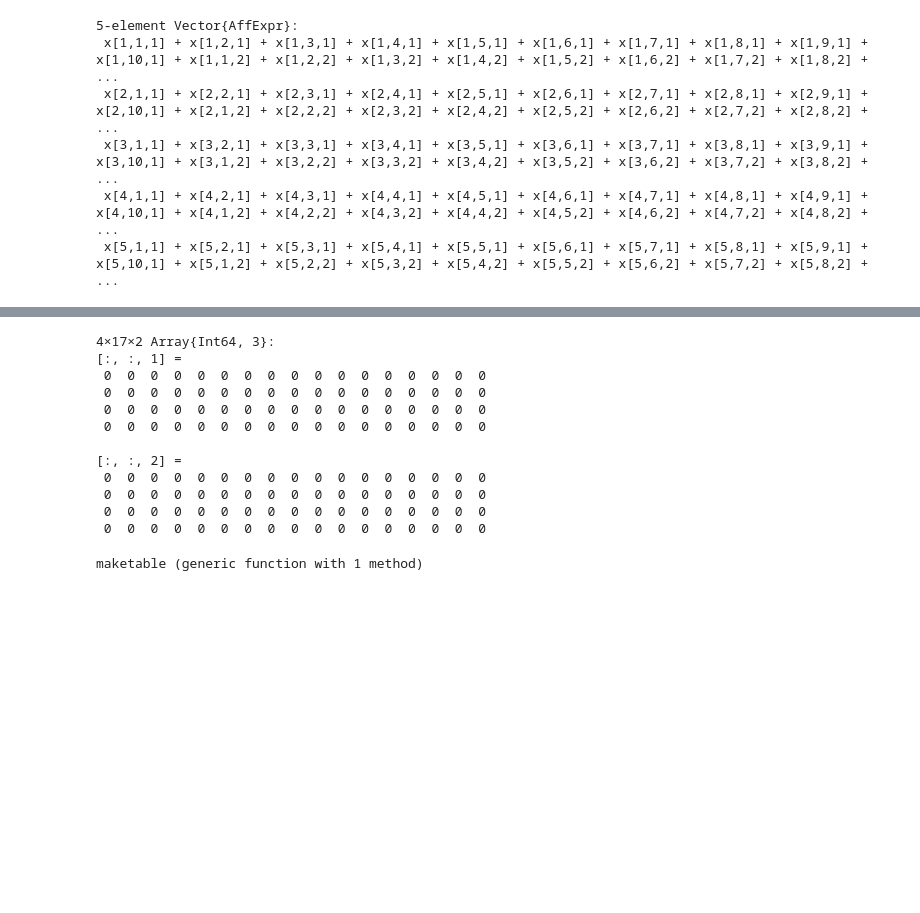
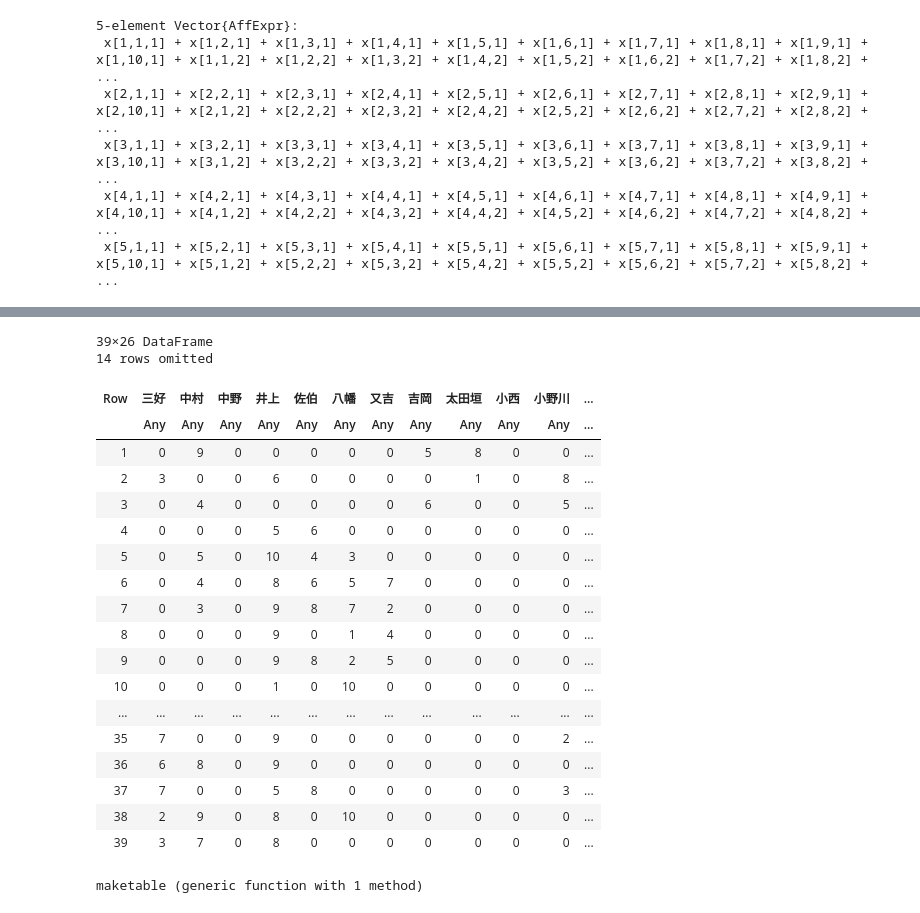
Before and after one commit to okamumu/scheduling_sample, a Jupyter notebook: scheduling.ipynb, the cells around one changed output, grey strips where cells are left out. Saved outputs shown, nothing was run; the diff lists cells and outputs as text; code cells hidden in the pictures; blank space fills up the shorter version.

```diff
--- a/scheduling.ipynb
+++ b/scheduling.ipynb
@@ -56,15 +52,15 @@ $ x_{1} $
 # %%
-nslot = 17 # 時間帯割り当て
-narea = 2 # エリア数
+nslot = 39 # 時間帯割り当て
+narea = 10 # エリア数
 requirenum = 1 # 必要人数
-totaltime = 10 # 最大割り当て時間（スロット数）
+totaltime = 18 # 最大割り当て時間（スロット数）
 totalswitch = 2 # 最大切り替え数
-csvfile = "testdata.csv"
+csvfile = "heartful.csv"
 
 model = JuMP.Model(HiGHS.Optimizer)
 
 df = CSV.read(csvfile, DataFrame)
-nms = [(i,x) for (i,x) = enumerate(names(df)) if x != "start" && x != "end"] # 名前取得
+nms = [(i,x) for (i,x) = enumerate(names(df)) if x != "start" && x != "end" && x != "学年" && x != "合計"] # 名前取得
 println(nms)
 
 y = zeros(Int, length(nms), nslot)
@@ -78,11 +74,11 @@ for (i,(k,nm)) = enumerate(nms)
     end
 end
 
-@variable(model, x[1:length(nms),1:nslot,1:narea], Bin)
+@variable(model, x[1:size(y)[1],1:nslot,1:narea], Bin)
 
-for i = size(y)[1]
+for i = 1:size(y)[1]
     for t = 1:nslot
-        @constraint(model, sum(x[i,t,:]) <= y[i,t]) # 可能時間帯に高々一つの割り当て
+        tmp = @constraint(model, sum(x[i,t,:]) <= y[i,t]) # 可能時間帯に高々一つの割り当て
     end
 end
 
@@ -92,12 +88,12 @@ for t = 1:nslot
     end
 end
 
-for i = size(y)[1]
+for i = 1:size(y)[1]
     @constraint(model, sum(x[i,:,:]) <= totaltime) # 労働時間制限
 end
 
 # op = []
-# for i = size(y)[1]
+# for i = 1:size(y)[1]
 #     for k = 1:narea
 #         tmp = x[i,1,k]
 #         for t = 2:nslot
@@ -122,5 +118,6 @@ end
 #     end
 # end
 
-@objective(model, Min, sum(op));
+# @objective(model, Min, sum(x));
+@objective(model, Min, op);
 # %% [output]
@@ -134,19 +146,43 @@ ERROR:   Cannot solve MIQP problems with HiGHS
 Optimal value: 0.0
-# %%
-Int.(JuMP.value.(x))
-# %% [output]
-4×17×2 Array{Int64, 3}:
-[:, :, 1] =
- 0  0  0  0  0  0  0  0  0  0  0  0  0  0  0  0  0
- 0  0  0  0  0  0  0  0  0  0  0  0  0  0  0  0  0
- 0  0  0  0  0  0  0  0  0  0  0  0  0  0  0  0  0
- 0  0  0  0  0  0  0  0  0  0  0  0  0  0  0  0  0
-
-[:, :, 2] =
- 0  0  0  0  0  0  0  0  0  0  0  0  0  0  0  0  0
- 0  0  0  0  0  0  0  0  0  0  0  0  0  0  0  0  0
- 0  0  0  0  0  0  0  0  0  0  0  0  0  0  0  0  0
- 0  0  0  0  0  0  0  0  0  0  0  0  0  0  0  0  0
+# %%
+r = Int.(JuMP.value.(x))
+
+table = Dict()
+for (i,(_,nm)) = enumerate(nms)
+    tmp = []
+    for t = 1:nslot
+        u = r[i,t,:]
+        res = findfirst(x->x==1, u)
+        if isnothing(res)
+            push!(tmp, 0)
+        else
+            push!(tmp, res)
+        end
+    end
+    table[nm] = tmp
+end
+DataFrame(table)
+# %% [output]
+39×26 DataFrame
+14 rows omitted
+| Row | 三好 | 中村 | 中野 | 井上 | 佐伯 | 八幡 | 又吉 | 吉岡 | 太田垣 | 小西 | 小野川 | ... |
+|  | Any | Any | Any | Any | Any | Any | Any | Any | Any | Any | Any | ... |
+| 1 | 0 | 9 | 0 | 0 | 0 | 0 | 0 | 5 | 8 | 0 | 0 | ... |
+| 2 | 3 | 0 | 0 | 6 | 0 | 0 | 0 | 0 | 1 | 0 | 8 | ... |
+| 3 | 0 | 4 | 0 | 0 | 0 | 0 | 0 | 6 | 0 | 0 | 5 | ... |
+| 4 | 0 | 0 | 0 | 5 | 6 | 0 | 0 | 0 | 0 | 0 | 0 | ... |
+| 5 | 0 | 5 | 0 | 10 | 4 | 3 | 0 | 0 | 0 | 0 | 0 | ... |
+| 6 | 0 | 4 | 0 | 8 | 6 | 5 | 7 | 0 | 0 | 0 | 0 | ... |
+| 7 | 0 | 3 | 0 | 9 | 8 | 7 | 2 | 0 | 0 | 0 | 0 | ... |
+| 8 | 0 | 0 | 0 | 9 | 0 | 1 | 4 | 0 | 0 | 0 | 0 | ... |
+| 9 | 0 | 0 | 0 | 9 | 8 | 2 | 5 | 0 | 0 | 0 | 0 | ... |
+| 10 | 0 | 0 | 0 | 1 | 0 | 10 | 0 | 0 | 0 | 0 | 0 | ... |
+| ... | ... | ... | ... | ... | ... | ... | ... | ... | ... | ... | ... | ... |
+| 35 | 7 | 0 | 0 | 9 | 0 | 0 | 0 | 0 | 0 | 0 | 2 | ... |
+| 36 | 6 | 8 | 0 | 9 | 0 | 0 | 0 | 0 | 0 | 0 | 0 | ... |
+| 37 | 7 | 0 | 0 | 5 | 8 | 0 | 0 | 0 | 0 | 0 | 3 | ... |
+| 38 | 2 | 9 | 0 | 8 | 0 | 10 | 0 | 0 | 0 | 0 | 0 | ... |
+| 39 | 3 | 7 | 0 | 8 | 0 | 0 | 0 | 0 | 0 | 0 | 0 | ... |
 # %%
 """
 nslot = 17 # 時間帯割り当て
```
Also changed, not shown: parts of 3 cells of this notebook, 2 other files.
